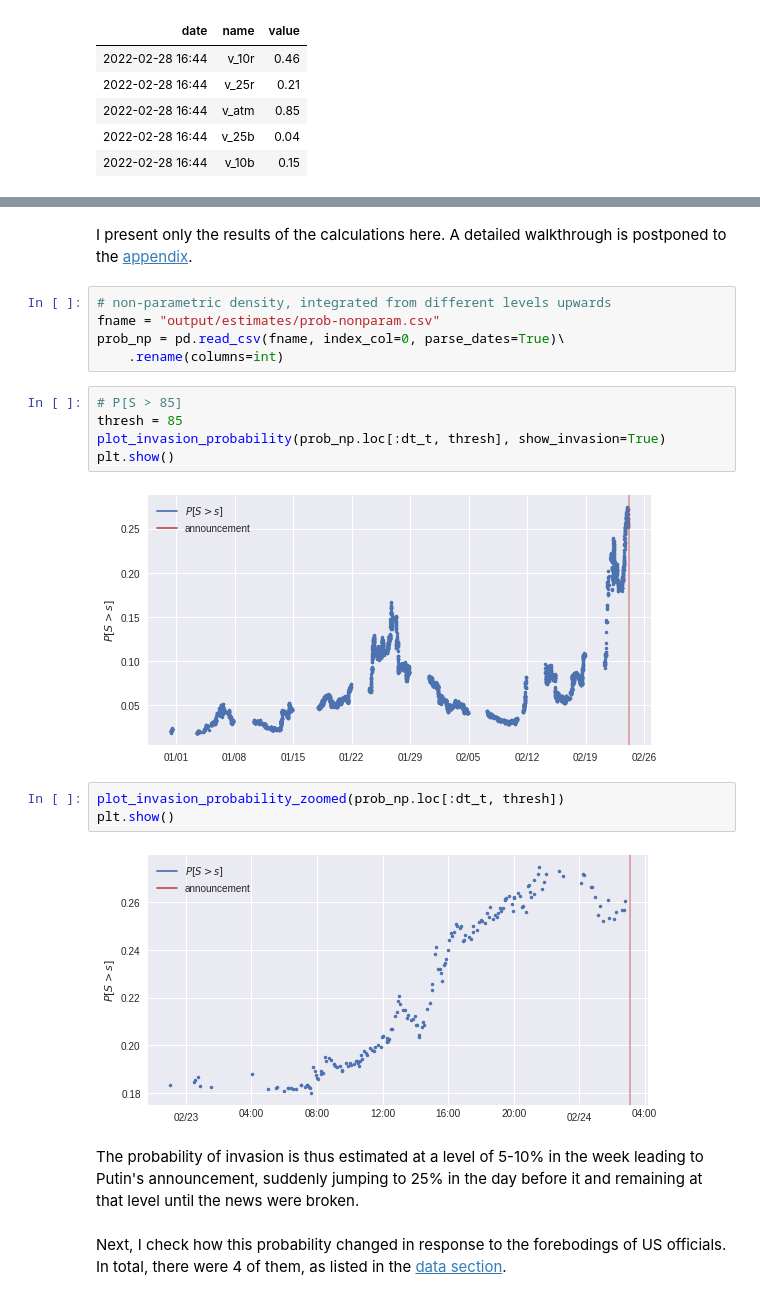
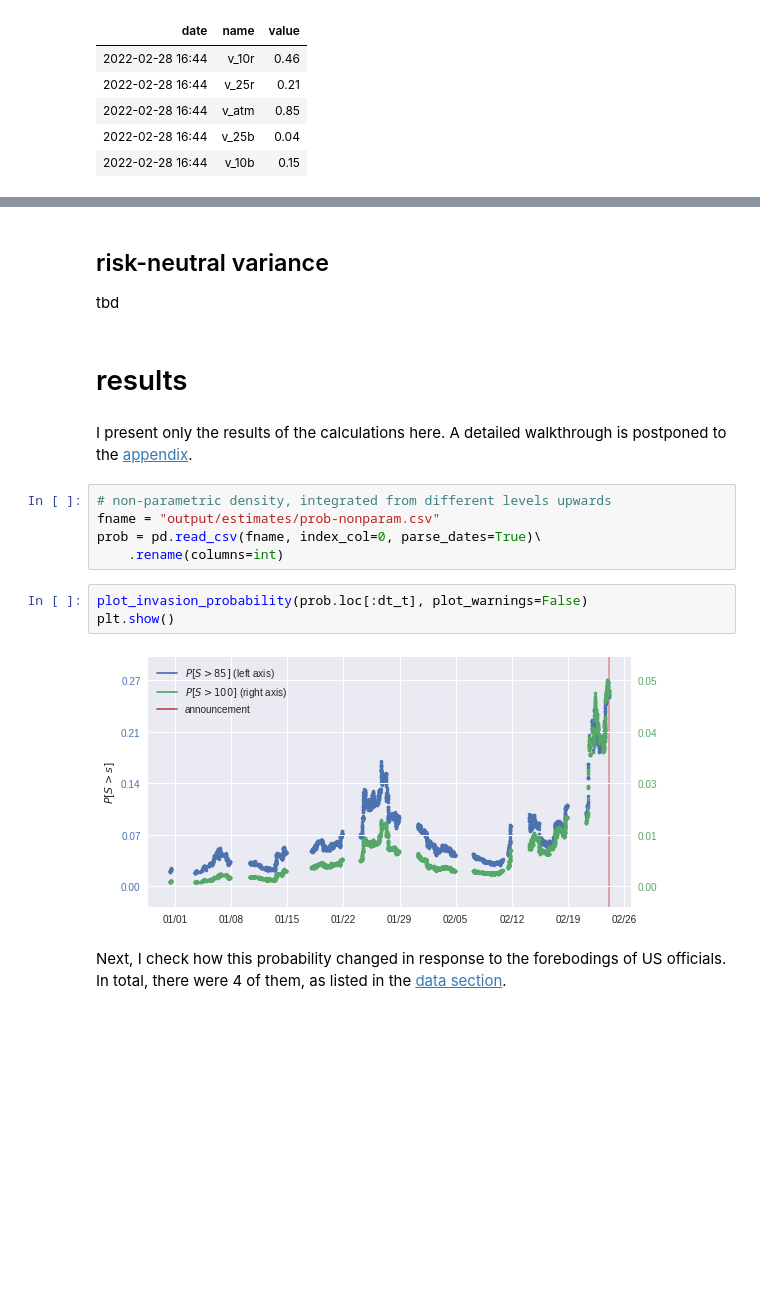
Before and after one commit to ipozdeev/fx-options-ukraine-war, a Jupyter notebook: walkthrough.ipynb, the cells around one changed output, grey strips where cells are left out. Drawn from its saved outputs; the diff is of its cells as text; blank space fills up the shorter version.

```diff
--- a/walkthrough.ipynb
+++ b/walkthrough.ipynb
@@ -172,23 +143,19 @@ format_dataframe(d_opt.sort_values("date"), tail=True)
+# %% [markdown]
+## risk-neutral variance
+tbd
+# %% [markdown]
+# results
 # %% [markdown]
 I present only the results of the calculations here. A detailed walkthrough is postponed to the [appendix](#walkthrough).
 # %%
 # non-parametric density, integrated from different levels upwards
 fname = "output/estimates/prob-nonparam.csv"
-prob_np = pd.read_csv(fname, index_col=0, parse_dates=True)\
+prob = pd.read_csv(fname, index_col=0, parse_dates=True)\
     .rename(columns=int)
 # %%
-# P[S > 85]
-thresh = 85
-plot_invasion_probability(prob_np.loc[:dt_t, thresh], show_invasion=True)
+plot_invasion_probability(prob.loc[:dt_t], plot_warnings=False)
 plt.show()
 # %% [output]
-[figure, old version]
+[figure, new version]
-# %%
-plot_invasion_probability_zoomed(prob_np.loc[:dt_t, thresh])
-plt.show()
-# %% [output]
-[figure, old version]
-# %% [markdown]
-The probability of invasion is thus estimated at a level of 5-10% in the week leading to Putin's announcement, suddenly jumping to 25% in the day before it and remaining at that level until the news were broken.
 # %% [markdown]
 Next, I check how this probability changed in response to the forebodings of US officials. In total, there were 4 of them, as listed in the [data section](#events).
```
Also changed, not shown: parts of 34 cells of this notebook, 1 other file.
